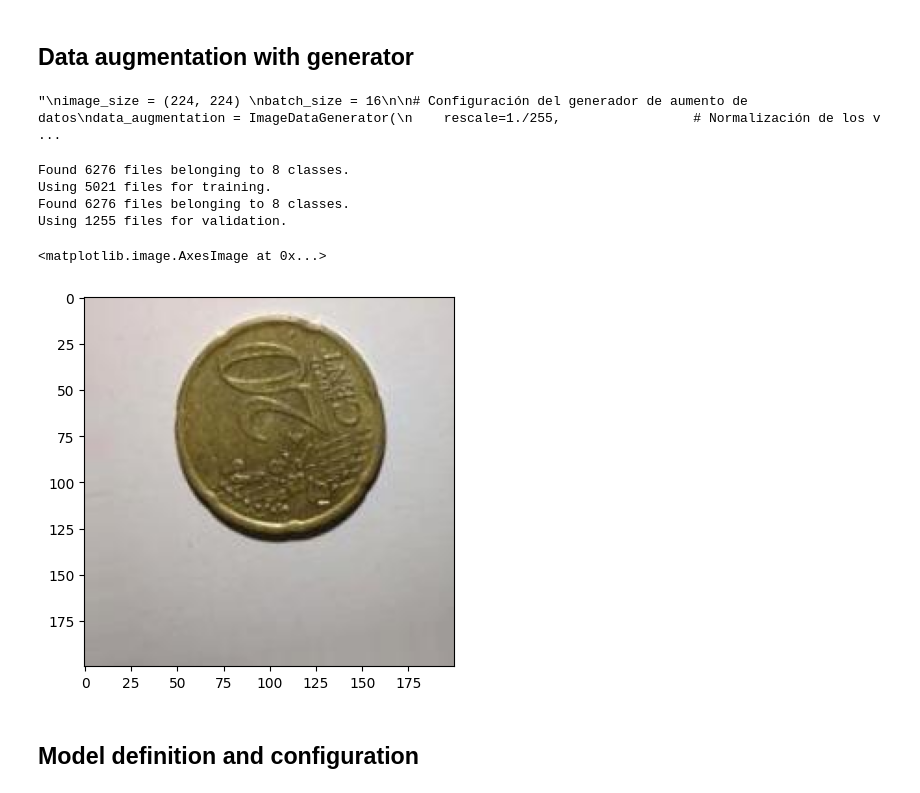
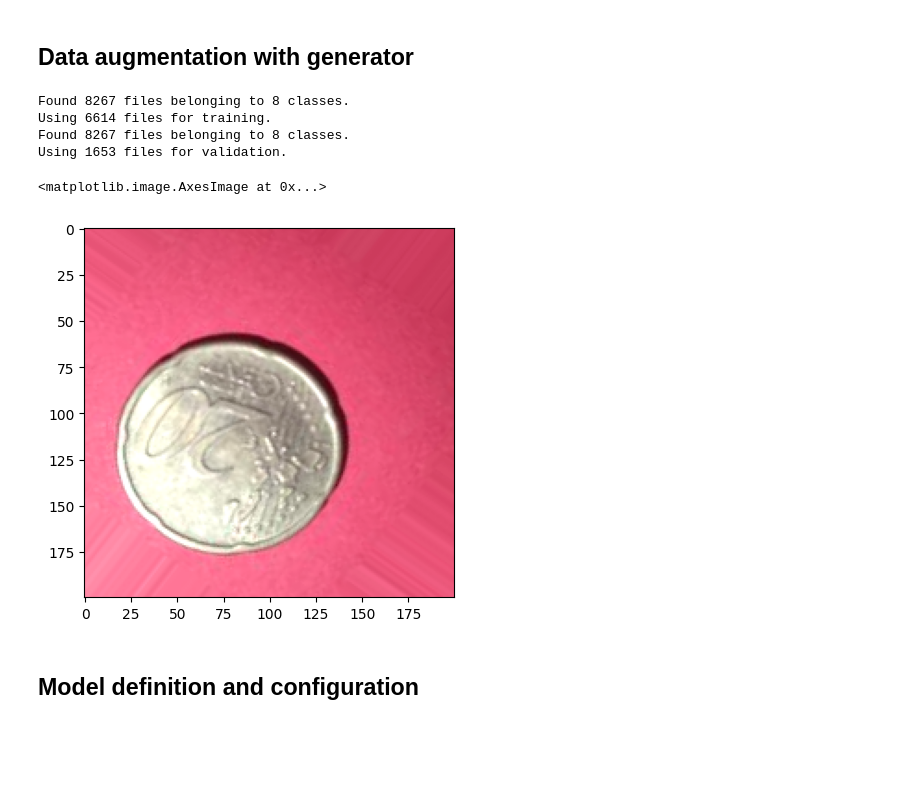
Before and after one commit to antonioap101/FSI_Practica2, a Jupyter notebook: MonedasPractica2_Antonio_Pablo.ipynb, the cells around one changed output. Saved outputs shown, nothing was run; the diff lists cells and outputs as text; code cells hidden in the pictures; blank space fills up the shorter version.

```diff
--- a/MonedasPractica2_Antonio_Pablo.ipynb
+++ b/MonedasPractica2_Antonio_Pablo.ipynb
@@ -76,13 +36,13 @@ for subdirectorio in subdirectorios:
 # %% [markdown]
 ## Data augmentation with generator
 # %%
-
+import os
 from keras.preprocessing.image import ImageDataGenerator
 from keras.preprocessing import image
 from keras_preprocessing.image import load_img, img_to_array
 
-'''
-image_size = (224, 224)
+
+image_size = (200, 200)
 batch_size = 16
 
 # Configuración del generador de aumento de datos
@@ -100,13 +60,11 @@ data_augmentation = ImageDataGenerator(
     fill_mode='nearest'             # Modo de llenado para cuando se aplican transformaciones espaciales
 )
 
-# Directorios de entrenamiento y validación
-train_dir = './datasets/ButterflyMoths/train'
-valid_dir = './datasets/ButterflyMoths/valid'
+# Directorio con las imagenese originales
+source_dir = '../datasets/coins_final/all'
 
-# Directorios de salida para las imágenes aumentadas
-augmented_train_dir = './datasets/ButterflyMoths/augmented_train'
-augmented_valid_dir = './datasets/ButterflyMoths/augmented_valid'
+# Directorio de salida para las imágenes aumentadas
+augmented_dir = '../datasets/coins_final/augmented_all'
 
 # Función para guardar las imágenes aumentadas
 def save_augmented_images(directory, augmented_directory, generator, num_images_per_file=5):
@@ -129,33 +87,13 @@ def save_augmented_images(directory, augmented_directory, generator, num_images_
 
                 # Generar nuevas imágenes
                 i = 0
-                for batch in generator.flow(image_array, batch_size=1, save_to_dir=augmented_subdir, save_prefix=subdir, save_format='jpeg'):
+                for batch in generator.flow(image_array, batch_size=1, save_to_dir=augmented_subdir, save_prefix=subdir, save_format='png'):
                     i += 1
                     if i >= num_images_per_file:
                         break  # Guardar 5 imágenes y luego continuar con la siguiente imagen
 
 # Aplicar aumento de datos al conjunto de entrenamiento y validación
-save_augmented_images(train_dir, augmented_train_dir, data_augmentation)
-save_augmented_images(valid_dir, augmented_valid_dir, data_augmentation)
-
-
-# Creación de los generadores
-train_gen = data_augmentation.flow_from_directory(
-    train_dir,
-    target_size=image_size,  # Asegúrate de que coincida con el tamaño de entrada de tu modelo
-    batch_size=batch_size,
-    class_mode='categorical'
-)
-
-valid_gen = data_augmentation.flow_from_directory(
-    valid_dir,
-    target_size=image_size,
-    batch_size=batch_size,
-    class_mode='categorical'
-)
-'''
+save_augmented_images(source_dir, augmented_dir, data_augmentation)
-# %% [output]
-"\nimage_size = (224, 224) \nbatch_size = 16\n\n# Configuración del generador de aumento de datos\ndata_augmentation = ImageDataGenerator(\n    rescale=1./255,                 # Normalización de los v ...
 # %%
 # DATA SOURCE --------------------------------------------------
 # '''
@@ -163,6 +101,9 @@ image_size = (200, 200)
 batch_size = 64
 data_dir = os.path.join('..','datasets', 'coins_final', 'augmented_all')
 
+train_dir = os.path.join('../datasets/ButterflyMoths/augmented_train/')
+valid_dir = os.path.join('../datasets/ButterflyMoths/augmented_valid/')
+test_dir = os.path.join('../datasets/ButterflyMoths/test')
 
 train_ds = tf.keras.preprocessing.image_dataset_from_directory(
     directory=data_dir,
@@ -187,22 +128,22 @@ train_ds = train_ds.prefetch(buffer_size=32)
 val_ds = val_ds.prefetch(buffer_size=32)
 # '''
 # %% [output]
-Found 6276 files belonging to 8 classes.
-Using 5021 files for training.
-Found 6276 files belonging to 8 classes.
-Using 1255 files for validation.
+Found 8267 files belonging to 8 classes.
+Using 6614 files for training.
+Found 8267 files belonging to 8 classes.
+Using 1653 files for validation.
 # %%
 from matplotlib.pyplot import imshow
 import numpy as np
 from PIL import Image
 
 %matplotlib inline
 
-pil_im = Image.open('../datasets/coins_final/augmented_all/20c/20c_0_1691.jpeg', 'r')
+pil_im = Image.open('../datasets/coins_final/augmented_all/20c/20c_0_1210.png', 'r')
 imshow(np.asarray(pil_im))
 # %% [output]
 <matplotlib.image.AxesImage at 0x...>
-[figure, old version]
+[figure, new version]
 # %% [markdown]
 ## Model definition and configuration
 # %%
```
Also changed, not shown: parts of 17 cells of this notebook, 10 other files.
